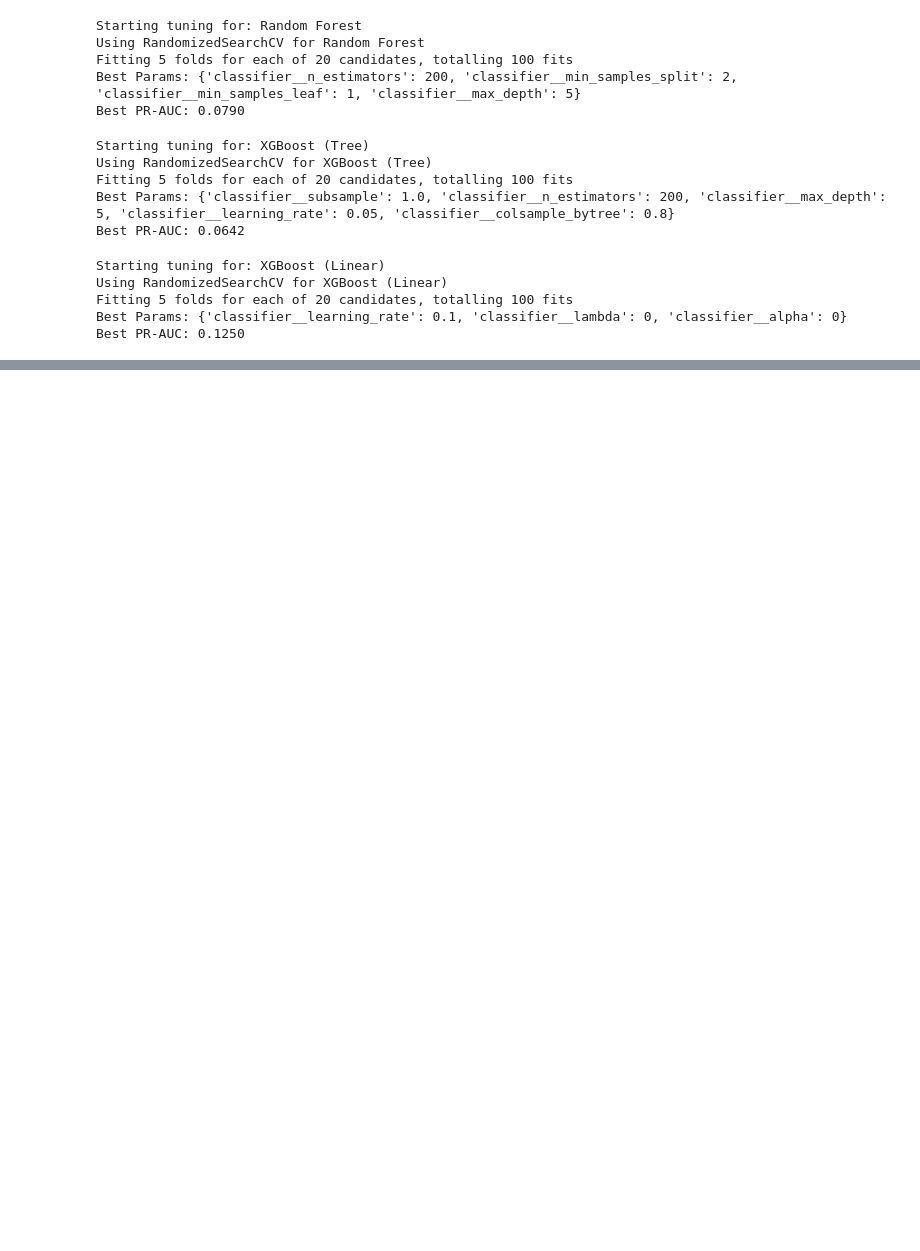
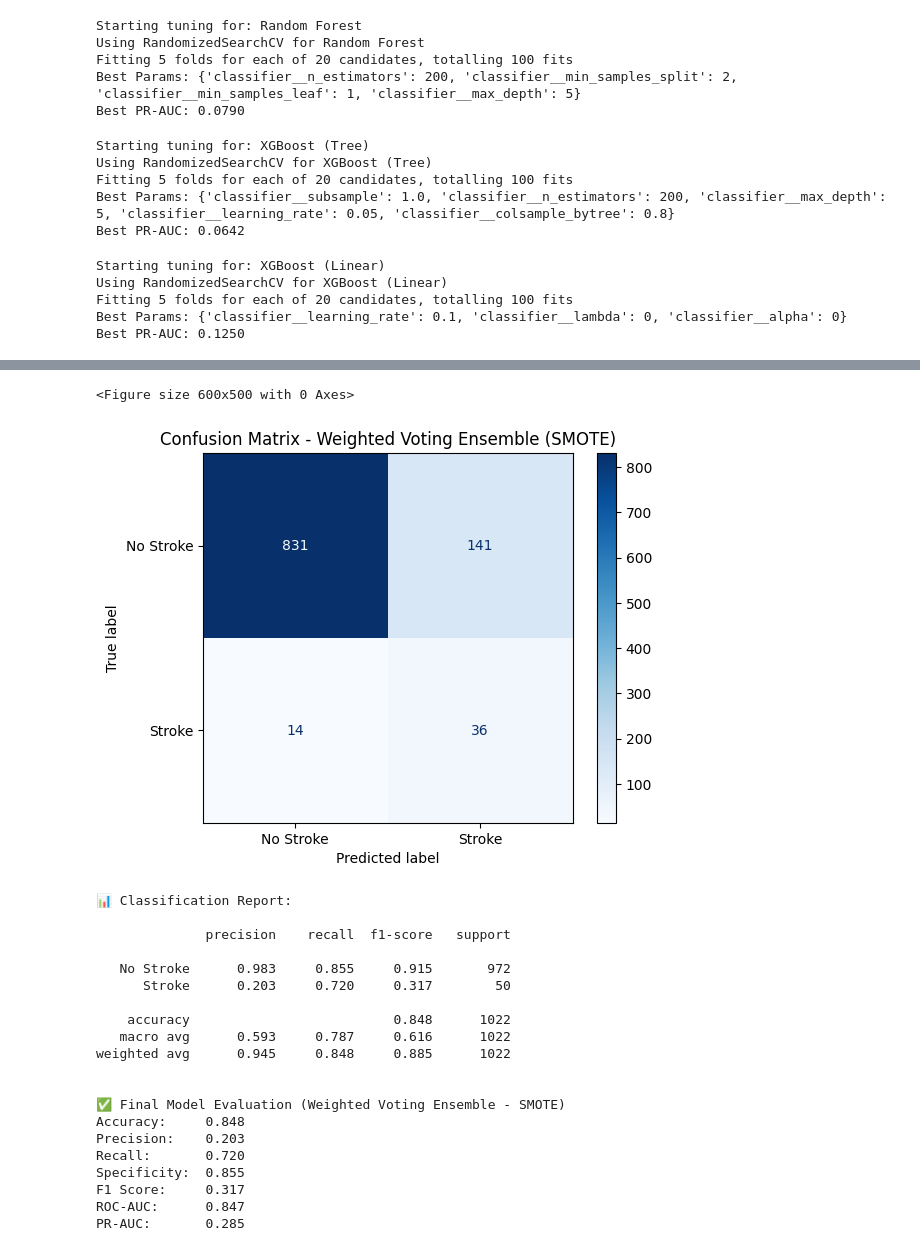
Before and after one commit to Tej1109/MLP_Pracs, a Jupyter notebook: Stroke_Prediction.ipynb, the cells around one changed output, grey strips where cells are left out. Cells and saved outputs as stored; diff of their text form; code cells hidden in the pictures; blank space fills up the shorter version.

```diff
--- a/Stroke_Prediction.ipynb
+++ b/Stroke_Prediction.ipynb
@@ -924,9 +938,6 @@ from sklearn.ensemble import VotingClassifier, StackingClassifier
 from sklearn.linear_model import LogisticRegression
 from sklearn.metrics import f1_score, recall_score, precision_score, roc_auc_score, average_precision_score
 import pandas as pd
-
-# we'll reuse X_train, X_test, y_train, y_test from before
-# and the best individual model objects (best_log, best_xgb_lin, best_ada_lin)
 
 # helper for evaluation
 def evaluate_model(name, model):
@@ -941,15 +952,16 @@ def evaluate_model(name, model):
         "PR-AUC": average_precision_score(y_test, y_proba)
     }
 
-# 1. weighted soft-voting ensemble
+# 1. weighted soft-voting ensemble (now includes CatBoost)
 voting = VotingClassifier(
     estimators=[
         ("log", best_log.named_steps["classifier"] if hasattr(best_log, "steps") else best_log),
         ("xgb_lin", best_xgb_lin.named_steps["classifier"] if hasattr(best_xgb_lin, "steps") else best_xgb_lin),
-        ("ada_lin", best_ada_lin.named_steps["classifier"] if hasattr(best_ada_lin, "steps") else best_ada_lin)
+        ("ada_lin", best_ada_lin.named_steps["classifier"] if hasattr(best_ada_lin, "steps") else best_ada_lin),
+        ("cat", best_cat.named_steps["classifier"] if hasattr(best_cat, "steps") else best_cat)
     ],
     voting="soft",
-    weights=[2, 2, 1]   # bias slightly toward the stronger linear models
+    weights=[2, 2, 1, 2]  # slightly boost linear and CatBoost weights
 )
 
 voting_pipe = ImbPipeline([
@@ -965,7 +977,8 @@ stack = StackingClassifier(
     estimators=[
         ("log", best_log.named_steps["classifier"] if hasattr(best_log, "steps") else best_log),
         ("xgb_lin", best_xgb_lin.named_steps["classifier"] if hasattr(best_xgb_lin, "steps") else best_xgb_lin),
-        ("ada_lin", best_ada_lin.named_steps["classifier"] if hasattr(best_ada_lin, "steps") else best_ada_lin)
+        ("ada_lin", best_ada_lin.named_steps["classifier"] if hasattr(best_ada_lin, "steps") else best_ada_lin),
+        ("cat", best_cat.named_steps["classifier"] if hasattr(best_cat, "steps") else best_cat)
     ],
     final_estimator=LogisticRegression(max_iter=2000, random_state=42),
     stack_method="predict_proba",
@@ -980,7 +993,7 @@ stack_pipe = ImbPipeline([
 stack_pipe.fit(X_train, y_train)
 res_stack = evaluate_model("Stacking Ensemble", stack_pipe)
 
-# 3. compare all ensemble results
+# 3. compare ensemble results
 ensemble_results = pd.DataFrame([res_voting, res_stack]).sort_values(by="PR-AUC", ascending=False)
 print("\nENSEMBLE RESULTS")
 print(ensemble_results.round(4))
@@ -991,0 +1005,65 @@ ENSEMBLE RESULTS
+# %%
+from sklearn.metrics import confusion_matrix, ConfusionMatrixDisplay, classification_report
+import matplotlib.pyplot as plt
+import numpy as np
+
+# --- Predictions ---
+y_pred = voting_pipe.predict(X_test)
+y_proba = voting_pipe.predict_proba(X_test)[:, 1]
+
+# --- Confusion Matrix ---
+cm = confusion_matrix(y_test, y_pred)
+disp = ConfusionMatrixDisplay(confusion_matrix=cm, display_labels=["No Stroke", "Stroke"])
+
+# Plot
+plt.figure(figsize=(6,5))
+disp.plot(cmap="Blues", values_format='d')
+plt.title("Confusion Matrix - Weighted Voting Ensemble (SMOTE)")
+plt.grid(False)
+plt.show()
+
+# --- Classification Metrics ---
+report = classification_report(y_test, y_pred, target_names=["No Stroke", "Stroke"], digits=3)
+print("📊 Classification Report:\n")
+print(report)
+
+# --- Derived Metrics (Specificity, etc.) ---
+tn, fp, fn, tp = cm.ravel()
+accuracy = (tp + tn) / (tp + tn + fp + fn)
+specificity = tn / (tn + fp)
+sensitivity = tp / (tp + fn)
+f1 = f1_score(y_test, y_pred)
+roc_auc = roc_auc_score(y_test, y_proba)
+pr_auc = average_precision_score(y_test, y_proba)
+
+print(f"\n✅ Final Model Evaluation (Weighted Voting Ensemble - SMOTE)")
+print(f"Accuracy:     {accuracy:.3f}")
+print(f"Precision:    {precision_score(y_test, y_pred):.3f}")
+print(f"Recall:       {sensitivity:.3f}")
+print(f"Specificity:  {specificity:.3f}")
+print(f"F1 Score:     {f1:.3f}")
+print(f"ROC-AUC:      {roc_auc:.3f}")
+print(f"PR-AUC:       {pr_auc:.3f}")
+# %% [output]
+<Figure size 600x500 with 0 Axes>
+[figure, added]
+📊 Classification Report:
+
+              precision    recall  f1-score   support
+
+   No Stroke      0.983     0.855     0.915       972
+      Stroke      0.203     0.720     0.317        50
+
+    accuracy                          0.848      1022
+   macro avg      0.593     0.787     0.616      1022
+weighted avg      0.945     0.848     0.885      1022
+
+
+✅ Final Model Evaluation (Weighted Voting Ensemble - SMOTE)
+Accuracy:     0.848
+Precision:    0.203
+Recall:       0.720
+Specificity:  0.855
+F1 Score:     0.317
+ROC-AUC:      0.847
+PR-AUC:       0.285
```
Also changed, not shown: parts of 15 cells of this notebook.
